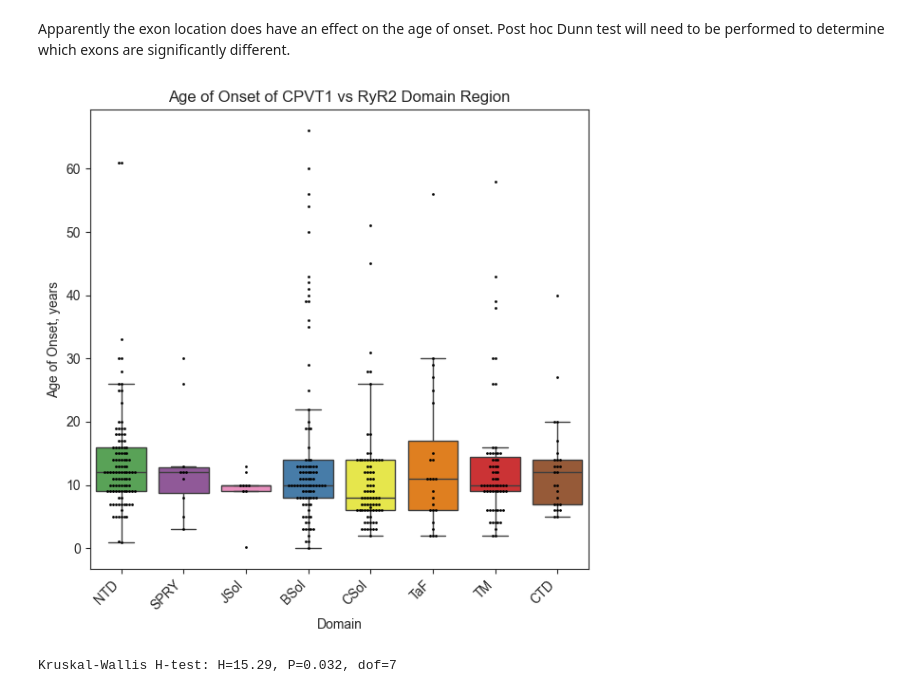
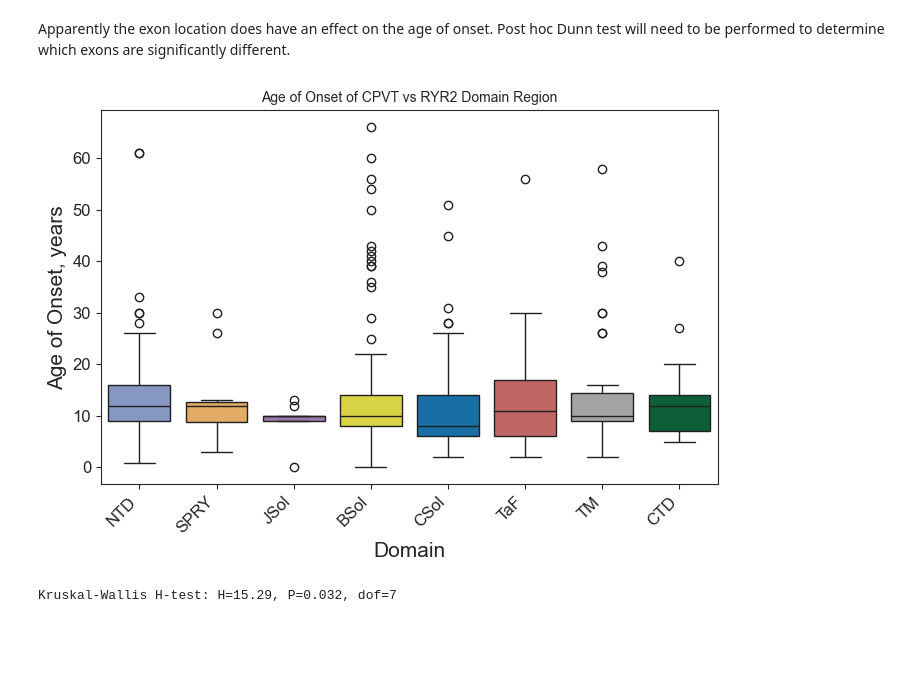
Before and after one commit to alexdaiii/cpvt_database_analysis, a Jupyter notebook: notebooks/analysis_1.ipynb, the cells around one changed output. Cells and saved outputs as stored; diff of their text form; code cells hidden in the pictures; blank space fills up the shorter version.

```diff
--- a/notebooks/analysis_1.ipynb
+++ b/notebooks/analysis_1.ipynb
@@ -987,6 +1043,18 @@ print(f"Kruskal-Wallis H-test: H={stat:.2f}, P={p:.2g}, dof={len(age_of_onset_by
 Kruskal-Wallis H-test: H=70.50, P=2.9e-07, dof=21
 # %% [markdown]
 Apparently the exon location does have an effect on the age of onset. Post hoc Dunn test will need to be performed to determine which exons are significantly different.
+# %%
+CUSTOM_COLOR_PALLETTE = {
+    "ntd": "7C93CB",
+    "spry": "F8AE50",
+    "jsol": "9F72B2",
+    "bsol": "F1EA2E",
+    "sclp": "61BC52",
+    "csol": "0075BD",
+    "taf": "CF5857",
+    "tm": "A5A4A5",
+    "ctd": "006C39"
+}
 # %%
 domain_cleaned = df_all2.dropna(subset=["age_of_onset::CPVT1", "domain"])[
     ["age_of_onset::CPVT1", "domain"]
@@ -1002,63 +1070,74 @@ domains_with_more_than_5 = (
 domain_cleaned = domain_cleaned[
     domain_cleaned["domain"].isin(domains_with_more_than_5)]
 
 domain_order = [
     v
     for v in domains_df["domains"].dropna().str.strip().values
     if v in set(domains_with_more_than_5)
 ]
 
-plt.figure(figsize=(6, 6))
+domain_color_mapping = {
+    domain: "#" + CUSTOM_COLOR_PALLETTE[domain.lower()]
+    for domain in domain_order
+}
 
-# Create a dictionary mapping each domain to a color
-domain_color_mapping = {
-    domain: color for domain, color in
-    zip(domain_order, sns.color_palette("husl", len(domain_order)))
-}
+FIGURE_3_SIZE = (7, 5)
+
+sns.set_style("ticks")
+plt.figure(figsize=FIGURE_3_SIZE)
 
 ax = sns.boxplot(
     data=domain_cleaned,
     y="age_of_onset::CPVT1",
     x="domain",
     linewidth=1,
     width=0.8,
-    palette="Set1",
+    palette=domain_color_mapping,
     hue="domain",
     legend=False,
     order=domain_order,
-    showfliers=False,
+    # showfliers=False,
 )
 
 plt.setp(ax.collections, alpha=.6)
 
 # # Swarm plot on the same axes, with adjusted marker size for better fit
-sns.swarmplot(
-    data=domain_cleaned,
-    x="domain",
-    y="age_of_onset::CPVT1",
-    color="black",  # Make swarm dots black for contrast
-    orient="v",
-    size=2,
-    order=domain_order,
+# sns.swarmplot(
+#     data=domain_cleaned,
+#     x="domain",
+#     y="age_of_onset::CPVT1",
+#     color="black",  # Make swarm dots black for contrast
+#     orient="v",
+#     size=2,
+#     order=domain_order,
+# )
+
+# plt.title("Age of Onset of CPVT vs RYR2 Domain Region")
+# plt.xlabel("Domain")
+# plt.ylabel("Age of Onset, years")
+#
+# plt.xticks(rotation=45, ha="right")  # Rotate labels by 45 degrees
+# plt.grid(False)
+# plt.tight_layout()
+
+set_figure_size(
+    "Domain",
+    "Age of Onset, years",
+    "Age of Onset of CPVT vs RYR2 Domain Region",
+    x_tick_rotation=45,
+    x_tick_ha="right",
+    # set sizes 1.5x bigger for ticks and axes
+    x_label_fontsize=BASE_LABEL_FONT_SIZE * 1.5,
+    y_label_fontsize=BASE_LABEL_FONT_SIZE * 1.5,
+    y_tick_fontsize=BASE_TICK_FONT_SIZE * 1.5,
+    x_tick_fontsize=BASE_TICK_FONT_SIZE * 1.5,
 )
 
-plt.title("Age of Onset of CPVT1 vs RyR2 Domain Region")
-plt.xlabel("Domain")
-plt.ylabel("Age of Onset, years")
-
-plt.xticks(rotation=45, ha="right")  # Rotate labels by 45 degrees
-plt.grid(False)
-plt.tight_layout()
-
-for fmt in ["png", "pdf", "svg"]:
-    plt.savefig(
-        os.path.join(figures_dir, f"age_of_onset_vs_domain.{fmt}"), format=fmt,
-        dpi=300
-    )
+save_current_plot("age_of_onset_vs_domain")
 
 plt.show()
 # %% [output]
-[figure, old version]
+[figure, new version]
 # %%
 # Perform the Kruskal-Wallis test
 stat, p = stats.kruskal(
```
Also changed, not shown: parts of 9 cells of this notebook.
